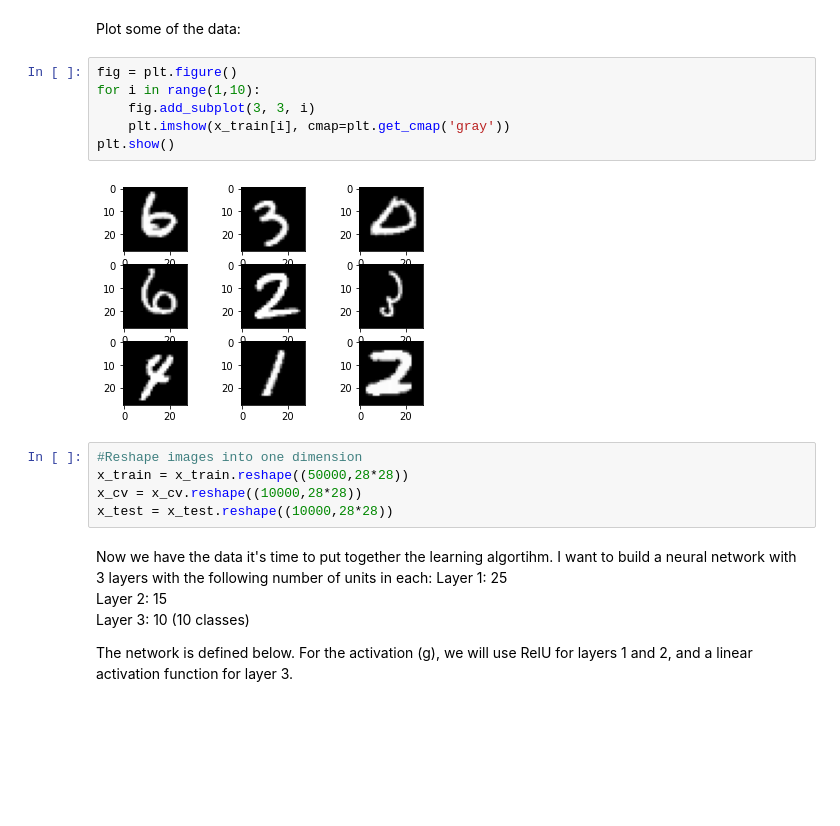
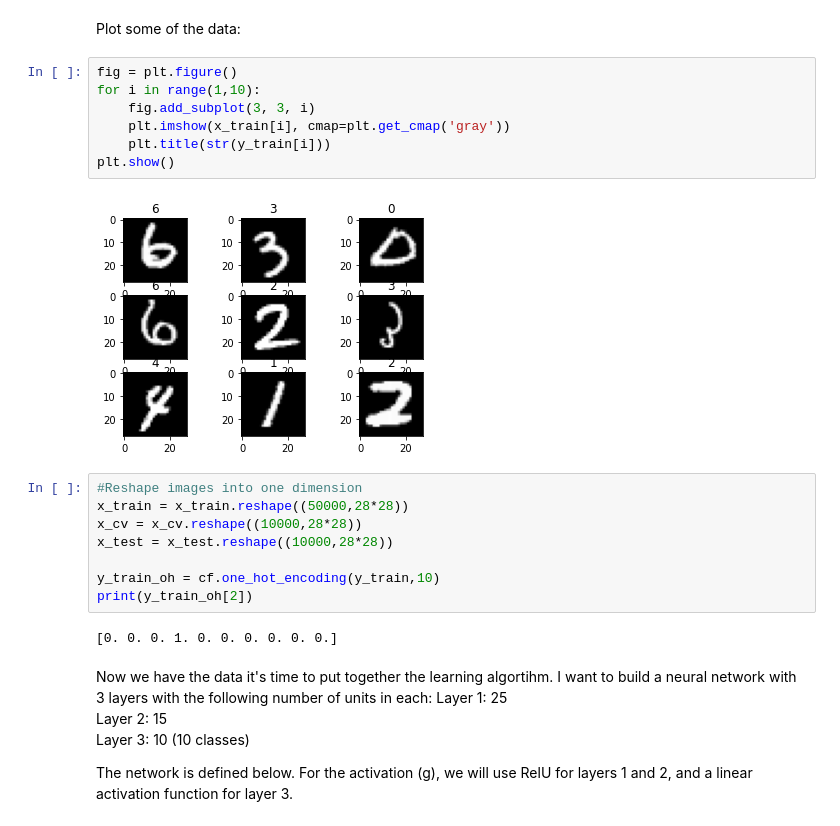
Before and after one commit to pshort2/ml-experiments, a Jupyter notebook: NN/Multiclass_NN.ipynb, the cells around one changed output. Cells and saved outputs as stored; diff of their text form; blank space fills up the shorter version.

Commit message:
Added on-hot encoding function and started trouble shooting 'nan' issue in cost function

```diff
--- a/NN/Multiclass_NN.ipynb
+++ b/NN/Multiclass_NN.ipynb
@@ -41,16 +41,22 @@ Plot some of the data:
 # %%
 fig = plt.figure()
 for i in range(1,10):
     fig.add_subplot(3, 3, i)
     plt.imshow(x_train[i], cmap=plt.get_cmap('gray'))
+    plt.title(str(y_train[i]))
 plt.show()
 # %% [output]
-[figure, old version]
+[figure, new version]
 # %%
 #Reshape images into one dimension
 x_train = x_train.reshape((50000,28*28))
 x_cv = x_cv.reshape((10000,28*28))
 x_test = x_test.reshape((10000,28*28))
+
+y_train_oh = cf.one_hot_encoding(y_train,10)
+print(y_train_oh[2])
+# %% [output]
+[0. 0. 0. 1. 0. 0. 0. 0. 0. 0.]
 # %% [markdown]
 Now we have the data it's time to put together the learning algortihm. I want to build a neural network with 3 layers with the following number of units in each:
 Layer 1: 25
```
Also changed, not shown: parts of 3 cells of this notebook, 1 other file.
